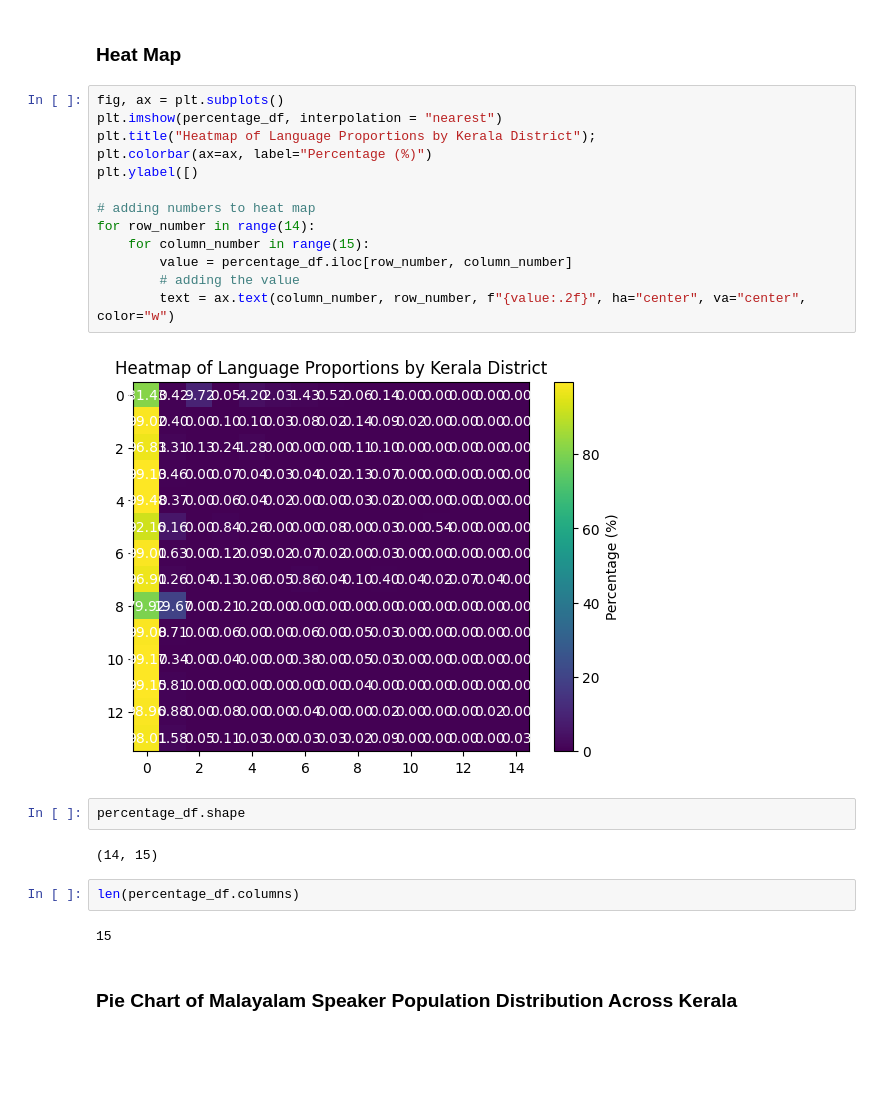
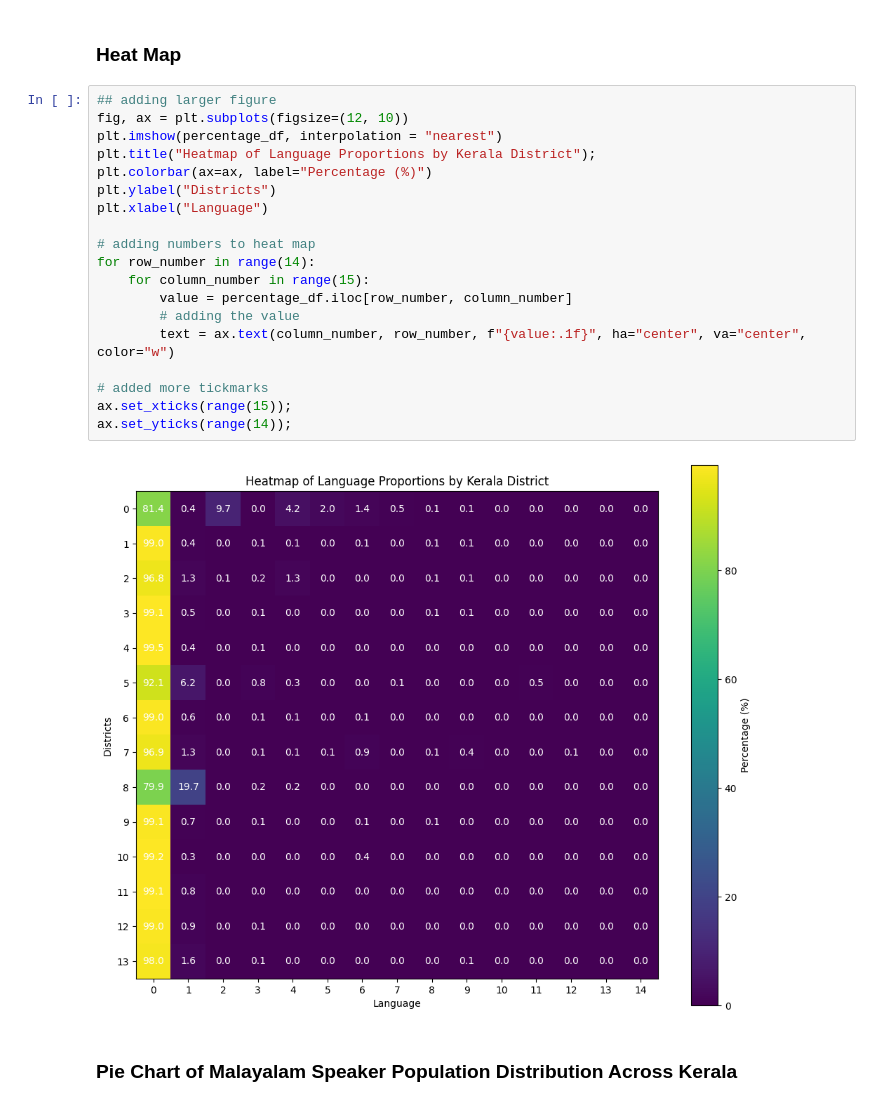
Before and after one commit to squishridyvi/Geographical-Distribution-Mapping-of-Dravidian-Languages-, a Jupyter notebook: Geographical Distribution of Dravidian Languages.ipynb, the cells around one changed output. Cells and saved outputs as stored; diff of their text form; blank space fills up the shorter version.

Commit message:
made heat map figure bigger and added tickmarks

```diff
--- a/Geographical Distribution of Dravidian Languages.ipynb
+++ b/Geographical Distribution of Dravidian Languages.ipynb
@@ -2325,28 +2325,26 @@ print
 # %% [markdown]
 ### Heat Map
 # %%
-fig, ax = plt.subplots()
+## adding larger figure
+fig, ax = plt.subplots(figsize=(12, 10))
 plt.imshow(percentage_df, interpolation = "nearest")
 plt.title("Heatmap of Language Proportions by Kerala District");
 plt.colorbar(ax=ax, label="Percentage (%)")
-plt.ylabel([)
+plt.ylabel("Districts")
+plt.xlabel("Language")
 
 # adding numbers to heat map
 for row_number in range(14):
     for column_number in range(15):
         value = percentage_df.iloc[row_number, column_number]
         # adding the value
-        text = ax.text(column_number, row_number, f"{value:.2f}", ha="center", va="center", color="w")
+        text = ax.text(column_number, row_number, f"{value:.1f}", ha="center", va="center", color="w")
+
+# added more tickmarks
+ax.set_xticks(range(15));
+ax.set_yticks(range(14));
 # %% [output]
-[figure, old version]
+[figure, new version]
-# %%
-percentage_df.shape
-# %% [output]
-(14, 15)
-# %%
-len(percentage_df.columns)
-# %% [output]
-15
 # %% [markdown]
 ### Pie Chart of Malayalam Speaker Population Distribution Across Kerala
 # %%
```
